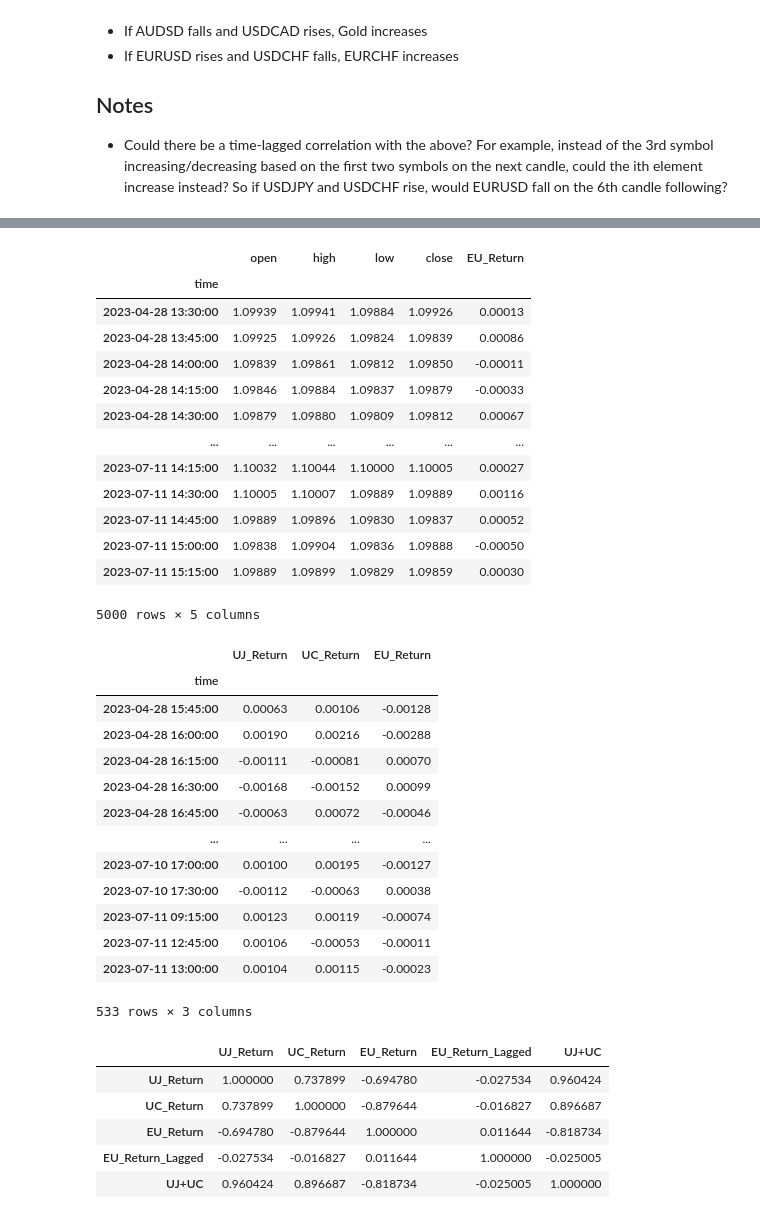
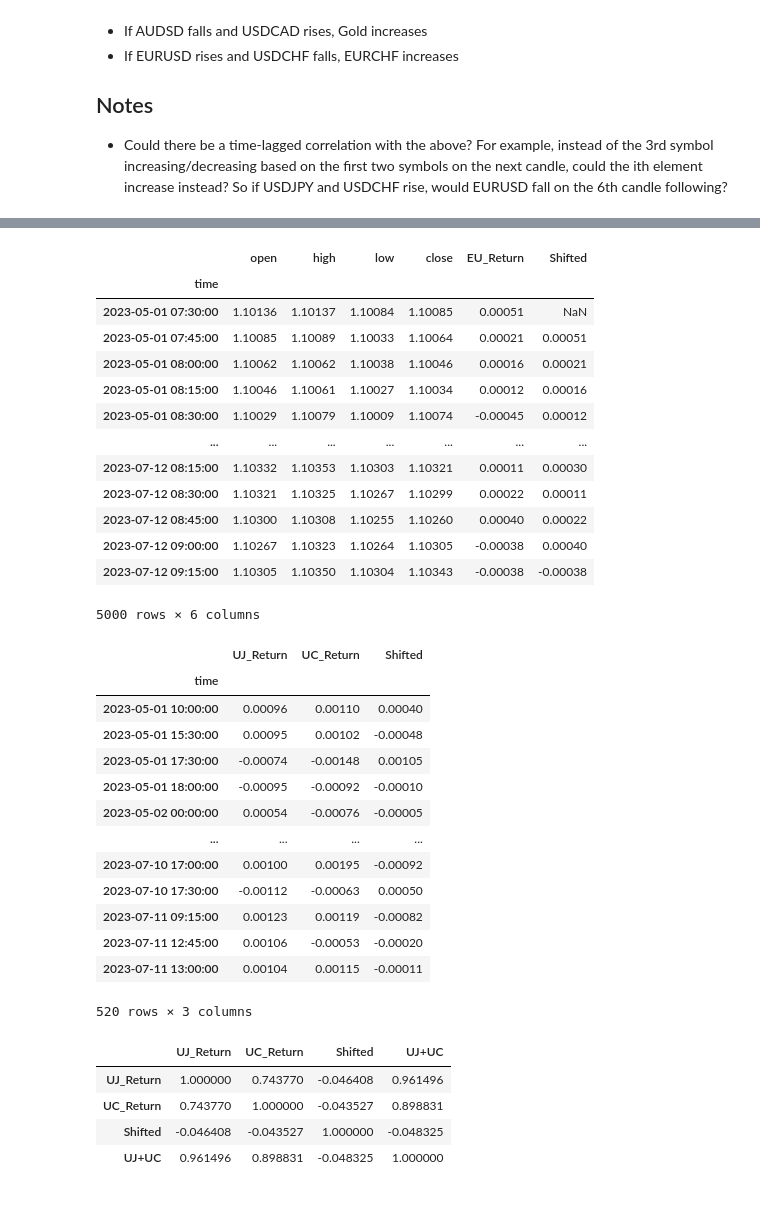
Before and after one commit to aliquid-novi/Strategies, a Jupyter notebook: Misc/probability based.ipynb, the cells around one changed output, grey strips where cells are left out. Saved outputs shown, nothing was run; the diff lists cells and outputs as text; code cells hidden in the pictures.

```diff
--- a/Misc/probability based.ipynb
+++ b/Misc/probability based.ipynb
@@ -57,29 +57,30 @@ filtered_df.head(10)
 # %%
 EU = correlation_tool.get_rates('EURUSD.a', mt5.TIMEFRAME_M15, 5000)
 EU['EU_Return'] = (EU['open'] - EU['close'])
+EU['Shifted'] = EU['EU_Return'].shift(periods = 1)
 EU
 # %% [output]
-|  | open | high | low | close | EU_Return |
-| time |  |  |  |  |  |
-| 2023-04-28 13:30:00 | 1.09939 | 1.09941 | 1.09884 | 1.09926 | 0.00013 |
-| 2023-04-28 13:45:00 | 1.09925 | 1.09926 | 1.09824 | 1.09839 | 0.00086 |
-| 2023-04-28 14:00:00 | 1.09839 | 1.09861 | 1.09812 | 1.09850 | -0.00011 |
-| 2023-04-28 14:15:00 | 1.09846 | 1.09884 | 1.09837 | 1.09879 | -0.00033 |
-| 2023-04-28 14:30:00 | 1.09879 | 1.09880 | 1.09809 | 1.09812 | 0.00067 |
-| ... | ... | ... | ... | ... | ... |
-| 2023-07-11 14:15:00 | 1.10032 | 1.10044 | 1.10000 | 1.10005 | 0.00027 |
-| 2023-07-11 14:30:00 | 1.10005 | 1.10007 | 1.09889 | 1.09889 | 0.00116 |
-| 2023-07-11 14:45:00 | 1.09889 | 1.09896 | 1.09830 | 1.09837 | 0.00052 |
-| 2023-07-11 15:00:00 | 1.09838 | 1.09904 | 1.09836 | 1.09888 | -0.00050 |
-| 2023-07-11 15:15:00 | 1.09889 | 1.09899 | 1.09829 | 1.09859 | 0.00030 |
+|  | open | high | low | close | EU_Return | Shifted |
+| time |  |  |  |  |  |  |
+| 2023-05-01 07:30:00 | 1.10136 | 1.10137 | 1.10084 | 1.10085 | 0.00051 | NaN |
+| 2023-05-01 07:45:00 | 1.10085 | 1.10089 | 1.10033 | 1.10064 | 0.00021 | 0.00051 |
+| 2023-05-01 08:00:00 | 1.10062 | 1.10062 | 1.10038 | 1.10046 | 0.00016 | 0.00021 |
+| 2023-05-01 08:15:00 | 1.10046 | 1.10061 | 1.10027 | 1.10034 | 0.00012 | 0.00016 |
+| 2023-05-01 08:30:00 | 1.10029 | 1.10079 | 1.10009 | 1.10074 | -0.00045 | 0.00012 |
+| ... | ... | ... | ... | ... | ... | ... |
+| 2023-07-12 08:15:00 | 1.10332 | 1.10353 | 1.10303 | 1.10321 | 0.00011 | 0.00030 |
+| 2023-07-12 08:30:00 | 1.10321 | 1.10325 | 1.10267 | 1.10299 | 0.00022 | 0.00011 |
+| 2023-07-12 08:45:00 | 1.10300 | 1.10308 | 1.10255 | 1.10260 | 0.00040 | 0.00022 |
+| 2023-07-12 09:00:00 | 1.10267 | 1.10323 | 1.10264 | 1.10305 | -0.00038 | 0.00040 |
+| 2023-07-12 09:15:00 | 1.10305 | 1.10350 | 1.10304 | 1.10343 | -0.00038 | -0.00038 |
-5000 rows × 5 columns
+5000 rows × 6 columns
 # %%
 new_df = pd.DataFrame()
 for i in EU.index:
     if i in filtered_df.index:
         eu_row = EU.loc[[i]]
-        eu = eu_row['EU_Return']
-        new_df = EU.loc[filtered_df.index, 'EU_Return']
+        eu = eu_row['Shifted']
+        new_df = EU.loc[filtered_df.index, 'Shifted']
         new_df = new_df.to_frame()  # Convert the Series to a DataFrame
 # Append the row to the 'filtered_df'
 final_df = pd.concat([filtered_df, new_df], axis = 1)
@@ -89,29 +90,28 @@ final_df
 
 # This df represents the return of EURUSD whenever USDJPY and USDCHF both rise by a value of more than 6 pips.
 # %% [output]
-|  | UJ_Return | UC_Return | EU_Return |
+|  | UJ_Return | UC_Return | Shifted |
 | time |  |  |  |
-| 2023-04-28 15:45:00 | 0.00063 | 0.00106 | -0.00128 |
-| 2023-04-28 16:00:00 | 0.00190 | 0.00216 | -0.00288 |
-| 2023-04-28 16:15:00 | -0.00111 | -0.00081 | 0.00070 |
-| 2023-04-28 16:30:00 | -0.00168 | -0.00152 | 0.00099 |
-| 2023-04-28 16:45:00 | -0.00063 | 0.00072 | -0.00046 |
+| 2023-05-01 10:00:00 | 0.00096 | 0.00110 | 0.00040 |
+| 2023-05-01 15:30:00 | 0.00095 | 0.00102 | -0.00048 |
+| 2023-05-01 17:30:00 | -0.00074 | -0.00148 | 0.00105 |
+| 2023-05-01 18:00:00 | -0.00095 | -0.00092 | -0.00010 |
+| 2023-05-02 00:00:00 | 0.00054 | -0.00076 | -0.00005 |
 | ... | ... | ... | ... |
-| 2023-07-10 17:00:00 | 0.00100 | 0.00195 | -0.00127 |
-| 2023-07-10 17:30:00 | -0.00112 | -0.00063 | 0.00038 |
-| 2023-07-11 09:15:00 | 0.00123 | 0.00119 | -0.00074 |
-| 2023-07-11 12:45:00 | 0.00106 | -0.00053 | -0.00011 |
-| 2023-07-11 13:00:00 | 0.00104 | 0.00115 | -0.00023 |
+| 2023-07-10 17:00:00 | 0.00100 | 0.00195 | -0.00092 |
+| 2023-07-10 17:30:00 | -0.00112 | -0.00063 | 0.00050 |
+| 2023-07-11 09:15:00 | 0.00123 | 0.00119 | -0.00082 |
+| 2023-07-11 12:45:00 | 0.00106 | -0.00053 | -0.00020 |
+| 2023-07-11 13:00:00 | 0.00104 | 0.00115 | -0.00011 |
-533 rows × 3 columns
+520 rows × 3 columns
 # %%
 t1 = final_df
-t1['EU_Return_Lagged'] = t1['EU_Return'].shift(periods = 1)
+# t1['EU_Return_Lagged'] = t1['EU_Return'].shift(periods = 1)
 t1['UJ+UC'] = t1['UJ_Return'] + t1['UC_Return']
 t1.corr()
 # %% [output]
-|  | UJ_Return | UC_Return | EU_Return | EU_Return_Lagged | UJ+UC |
-| UJ_Return | 1.000000 | 0.737899 | -0.694780 | -0.027534 | 0.960424 |
-| UC_Return | 0.737899 | 1.000000 | -0.879644 | -0.016827 | 0.896687 |
-| EU_Return | -0.694780 | -0.879644 | 1.000000 | 0.011644 | -0.818734 |
-| EU_Return_Lagged | -0.027534 | -0.016827 | 0.011644 | 1.000000 | -0.025005 |
-| UJ+UC | 0.960424 | 0.896687 | -0.818734 | -0.025005 | 1.000000 |
+|  | UJ_Return | UC_Return | Shifted | UJ+UC |
+| UJ_Return | 1.000000 | 0.743770 | -0.046408 | 0.961496 |
+| UC_Return | 0.743770 | 1.000000 | -0.043527 | 0.898831 |
+| Shifted | -0.046408 | -0.043527 | 1.000000 | -0.048325 |
+| UJ+UC | 0.961496 | 0.898831 | -0.048325 | 1.000000 |
```
Also changed, not shown: parts of 2 cells of this notebook, 3 other files.
